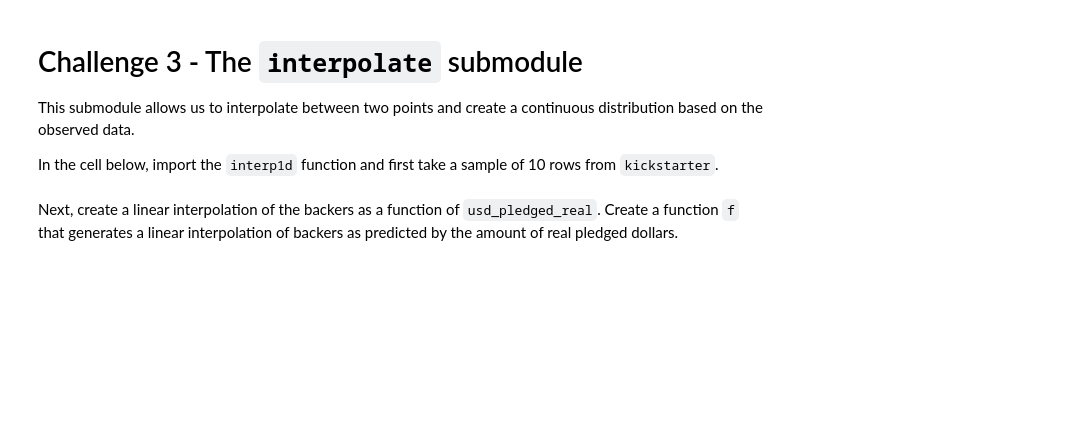
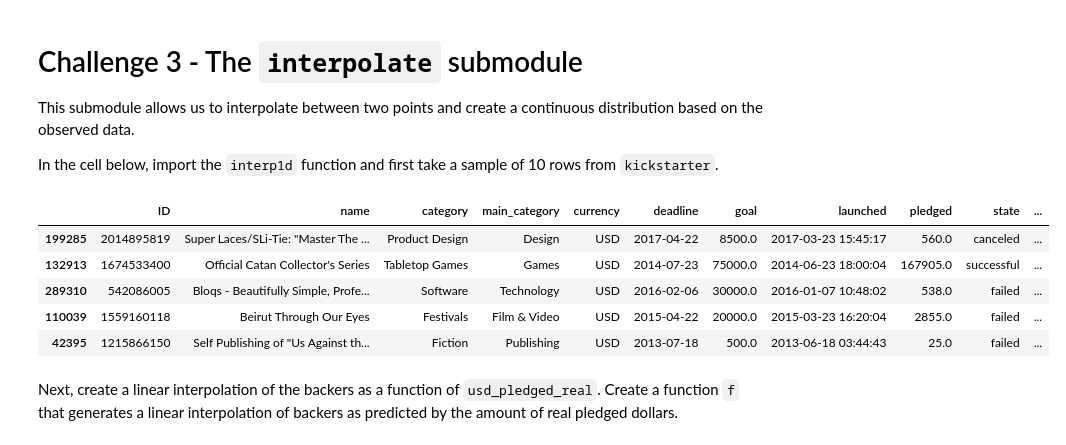
Before and after one commit to ironhack-bcn-data-pt/30-lab-intro-to-scipy, a Jupyter notebook: your-code/main.ipynb, the cells around one changed output. Drawn from its saved outputs; the diff is of its cells as text; code cells hidden in the pictures; blank space fills up the shorter version.

```diff
--- a/your-code/main.ipynb
+++ b/your-code/main.ipynb
@@ -137,2 +138,13 @@ In the cell below, import the `interp1d` function and first take a sample of 10
+# %%
+sample_ks = kickstarter.sample(10)
+# %%
+sample_ks.head()
+# %% [output]
+|  | ID | name | category | main_category | currency | deadline | goal | launched | pledged | state | ... |
+| 199285 | 2014895819 | Super Laces/SLi-Tie: "Master The ... | Product Design | Design | USD | 2017-04-22 | 8500.0 | 2017-03-23 15:45:17 | 560.0 | canceled | ... |
+| 132913 | 1674533400 | Official Catan Collector's Series | Tabletop Games | Games | USD | 2014-07-23 | 75000.0 | 2014-06-23 18:00:04 | 167905.0 | successful | ... |
+| 289310 | 542086005 | Bloqs - Beautifully Simple, Profe... | Software | Technology | USD | 2016-02-06 | 30000.0 | 2016-01-07 10:48:02 | 538.0 | failed | ... |
+| 110039 | 1559160118 | Beirut Through Our Eyes | Festivals | Film & Video | USD | 2015-04-22 | 20000.0 | 2015-03-23 16:20:04 | 2855.0 | failed | ... |
+| 42395 | 1215866150 | Self Publishing of "Us Against th... | Fiction | Publishing | USD | 2013-07-18 | 500.0 | 2013-06-18 03:44:43 | 25.0 | failed | ... |
 # %% [markdown]
 Next, create a linear interpolation of the backers as a function of `usd_pledged_real`. Create a function `f` that generates a linear interpolation of backers as predicted by the amount of real pledged dollars.
```
Also changed, not shown: parts of 10 cells of this notebook.
